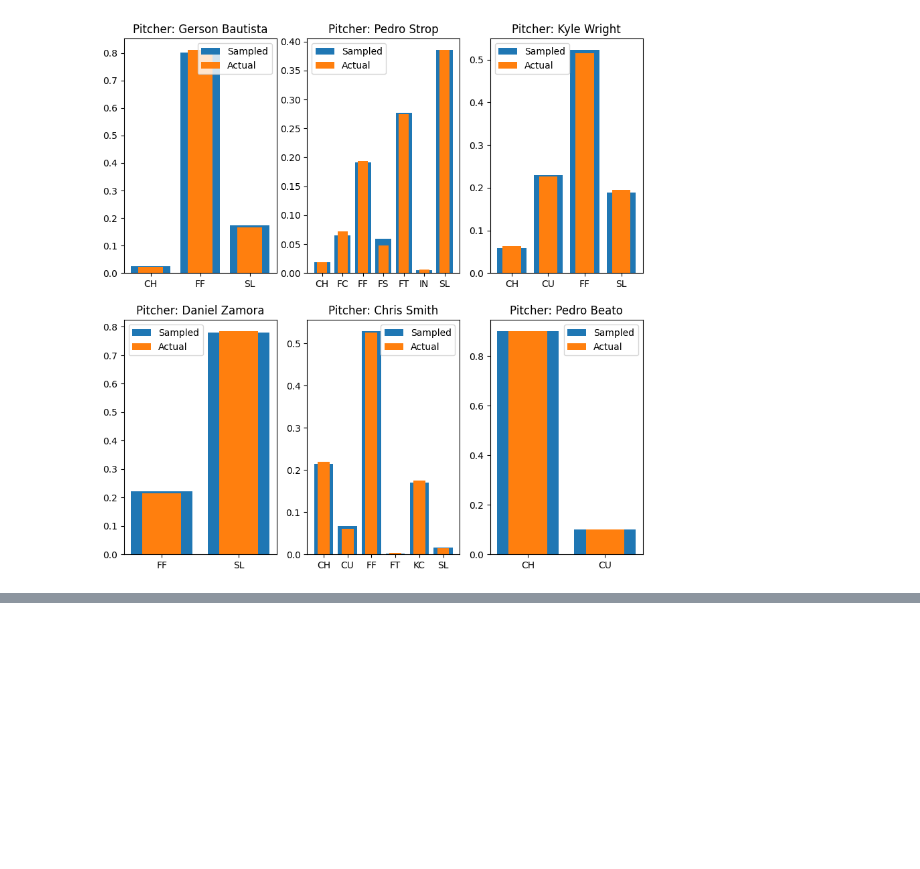
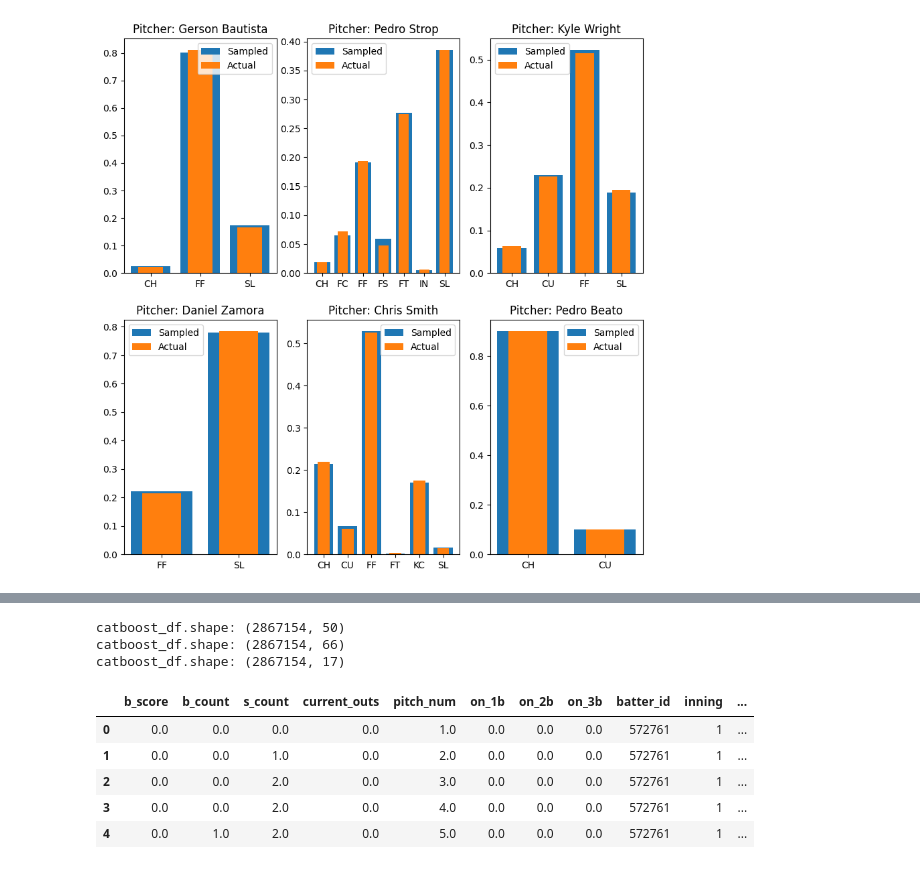
Before and after one commit to dylanskinner65/PitchPredictor, a Jupyter notebook: data_analysis_intro.ipynb, the cells around one changed output, grey strips where cells are left out. Saved outputs shown, nothing was run; the diff lists cells and outputs as text; code cells hidden in the pictures; blank space fills up the shorter version.

```diff
--- a/data_analysis_intro.ipynb
+++ b/data_analysis_intro.ipynb
@@ -22,6 +24,7 @@ Just looking at the data and seeing what's doing on. Here is some stuff I found
 pitches = pd.read_csv('csv_data/pitches.csv')
 names = pd.read_csv('csv_data/player_names.csv')
 at_bat = pd.read_csv('csv_data/atbats.csv')
+games = pd.read_csv('csv_data/games.csv')
 
 # Create column in names with full name.
 names['full_name'] = names['first_name'] + ' ' + names['last_name']
@@ -137,0 +168,38 @@ plt.show()
+# %%
+# Create a list of columns to keep before merging everything together.
+columns_to_keep = ['b_score', 'b_count', 's_count', 'current_outs', 'pitch_num', 'on_1b', 'on_2b', 'on_3b',
+                   'batter_id', 'inning', 'p_score', 'p_throws', 'stand', 'top',
+                   'wind', 'weather', 'pitch_type']
+
+# Merge pitches and atbats
+pitches.rename(columns={'outs': 'current_outs'}, inplace=True)
+catboost_df = pitches.merge(at_bat, on='ab_id', validate='m:1')
+print(f'catboost_df.shape: {catboost_df.shape}')
+
+# Merge catboost_df and games
+catboost_df = catboost_df.merge(games, on='g_id')
+print(f'catboost_df.shape: {catboost_df.shape}')
+
+# Keep only the columns I want to plug into catboost
+catboost_df = catboost_df[columns_to_keep]
+print(f'catboost_df.shape: {catboost_df.shape}')
+
+# Rename a few columns
+catboost_df.rename(columns={'stand': 'batter_stance'}, inplace=True)
+
+# These columns are objects that are actually int64's. Convert to string to run in the algorithm.
+catboost_df[['p_throws', 'batter_stance', 'wind', 'weather']] = catboost_df[['p_throws', 'batter_stance', 'wind', 'weather']].astype('string')
+catboost_df[['p_throws', 'batter_stance']] = catboost_df[['p_throws', 'batter_stance']].replace({'R': 'Right', 'L': 'Left'})
+
+
+catboost_df.head(5)
+# %% [output]
+catboost_df.shape: (2867154, 50)
+catboost_df.shape: (2867154, 66)
+catboost_df.shape: (2867154, 17)
+|  | b_score | b_count | s_count | current_outs | pitch_num | on_1b | on_2b | on_3b | batter_id | inning | ... |
+| 0 | 0.0 | 0.0 | 0.0 | 0.0 | 1.0 | 0.0 | 0.0 | 0.0 | 572761 | 1 | ... |
+| 1 | 0.0 | 0.0 | 1.0 | 0.0 | 2.0 | 0.0 | 0.0 | 0.0 | 572761 | 1 | ... |
+| 2 | 0.0 | 0.0 | 2.0 | 0.0 | 3.0 | 0.0 | 0.0 | 0.0 | 572761 | 1 | ... |
+| 3 | 0.0 | 0.0 | 2.0 | 0.0 | 4.0 | 0.0 | 0.0 | 0.0 | 572761 | 1 | ... |
+| 4 | 0.0 | 1.0 | 2.0 | 0.0 | 5.0 | 0.0 | 0.0 | 0.0 | 572761 | 1 | ... |
```
Also changed, not shown: parts of 9 cells of this notebook.
